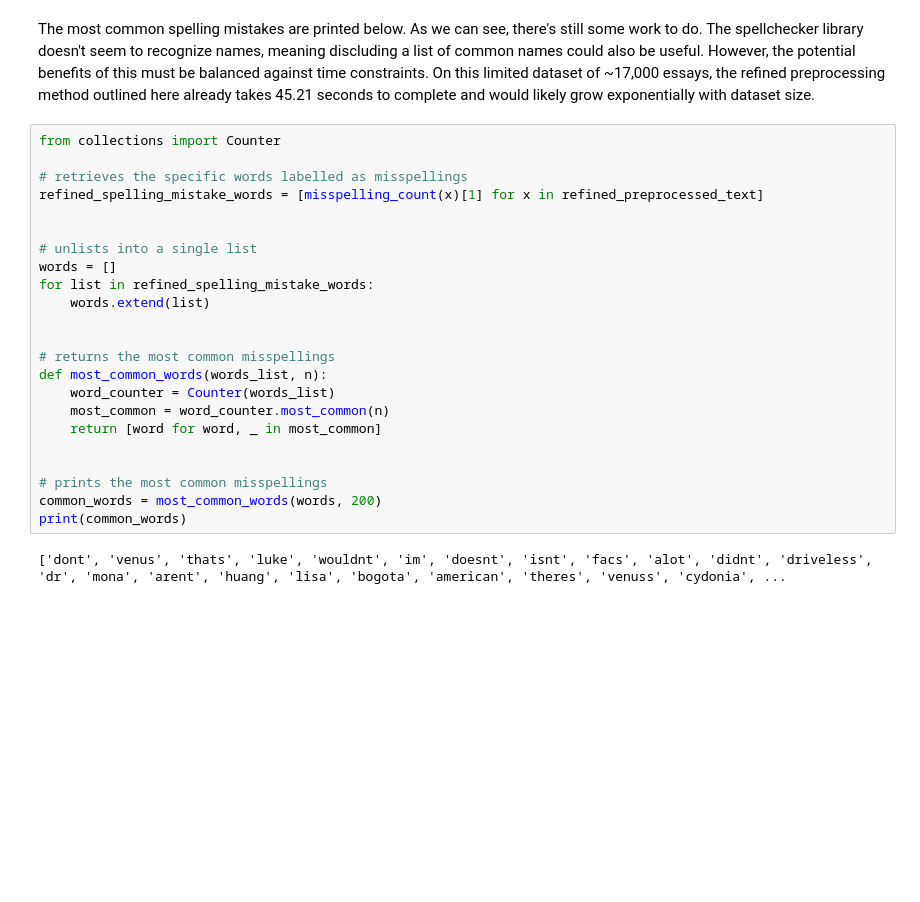
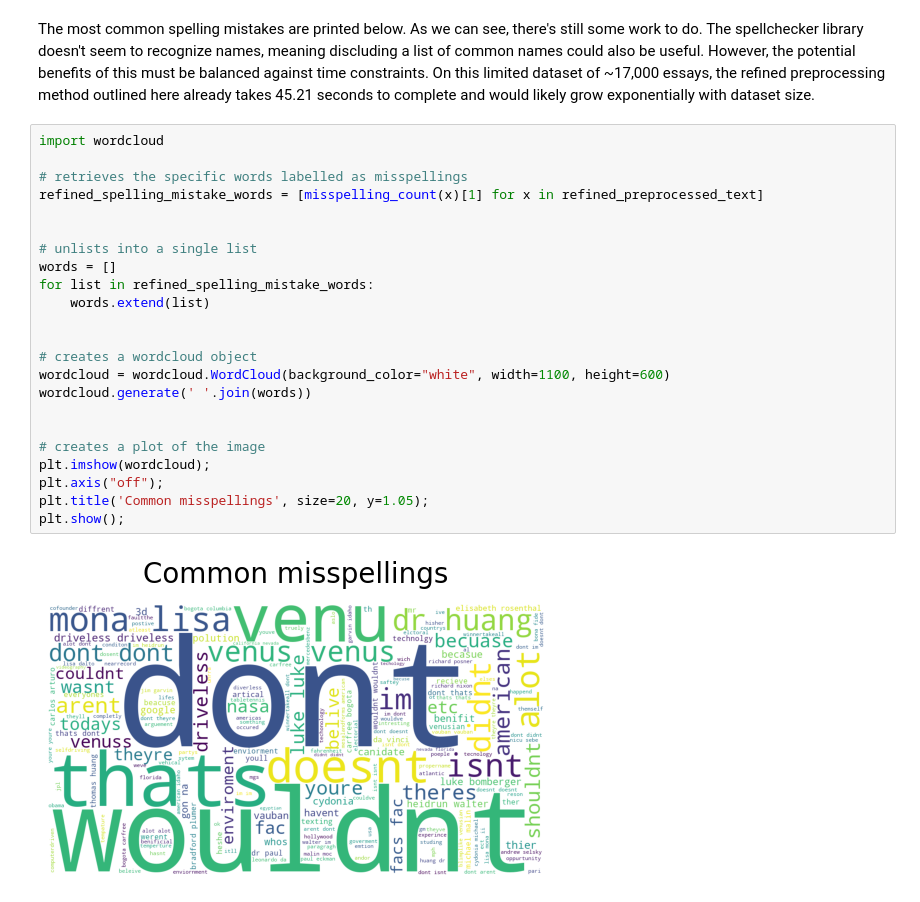
Before and after one commit to jcarterlab/NLP-spelling-mistake-feature-engineering, a Jupyter notebook: nlp_spelling_mistake_feature_engineering.ipynb, the cells around one changed output. Cells and saved outputs as stored; diff of their text form; blank space fills up the shorter version.

```diff
--- a/nlp_spelling_mistake_feature_engineering.ipynb
+++ b/nlp_spelling_mistake_feature_engineering.ipynb
@@ -420,27 +420,27 @@ correlation_analysis(train, features, title='Spelling mistakes correlation')
 # %% [markdown]
 The most common spelling mistakes are printed below. As we can see, there's still some work to do. The spellchecker library doesn't seem to recognize names, meaning discluding a list of common names could also be useful. However, the potential benefits of this must be balanced against time constraints. On this limited dataset of ~17,000 essays, the refined preprocessing method outlined here already takes 45.21 seconds to complete and would likely grow exponentially with dataset size.
 # %%
-from collections import Counter
+import wordcloud
 
 # retrieves the specific words labelled as misspellings
 refined_spelling_mistake_words = [misspelling_count(x)[1] for x in refined_preprocessed_text]
 
 
 # unlists into a single list
 words = []
 for list in refined_spelling_mistake_words:
     words.extend(list)
 
 
-# returns the most common misspellings
-def most_common_words(words_list, n):
-    word_counter = Counter(words_list)
-    most_common = word_counter.most_common(n)
-    return [word for word, _ in most_common]
+# creates a wordcloud object
+wordcloud = wordcloud.WordCloud(background_color="white", width=1100, height=600)
+wordcloud.generate(' '.join(words))
 
 
-# prints the most common misspellings
-common_words = most_common_words(words, 200)
-print(common_words)
+# creates a plot of the image
+plt.imshow(wordcloud);
+plt.axis("off");
+plt.title('Common misspellings', size=20, y=1.05);
+plt.show();
 # %% [output]
-['dont', 'venus', 'thats', 'luke', 'wouldnt', 'im', 'doesnt', 'isnt', 'facs', 'alot', 'didnt', 'driveless', 'dr', 'mona', 'arent', 'huang', 'lisa', 'bogota', 'american', 'theres', 'venuss', 'cydonia', ...
+[figure, added]
```
Also changed, not shown: parts of 2 cells of this notebook.
